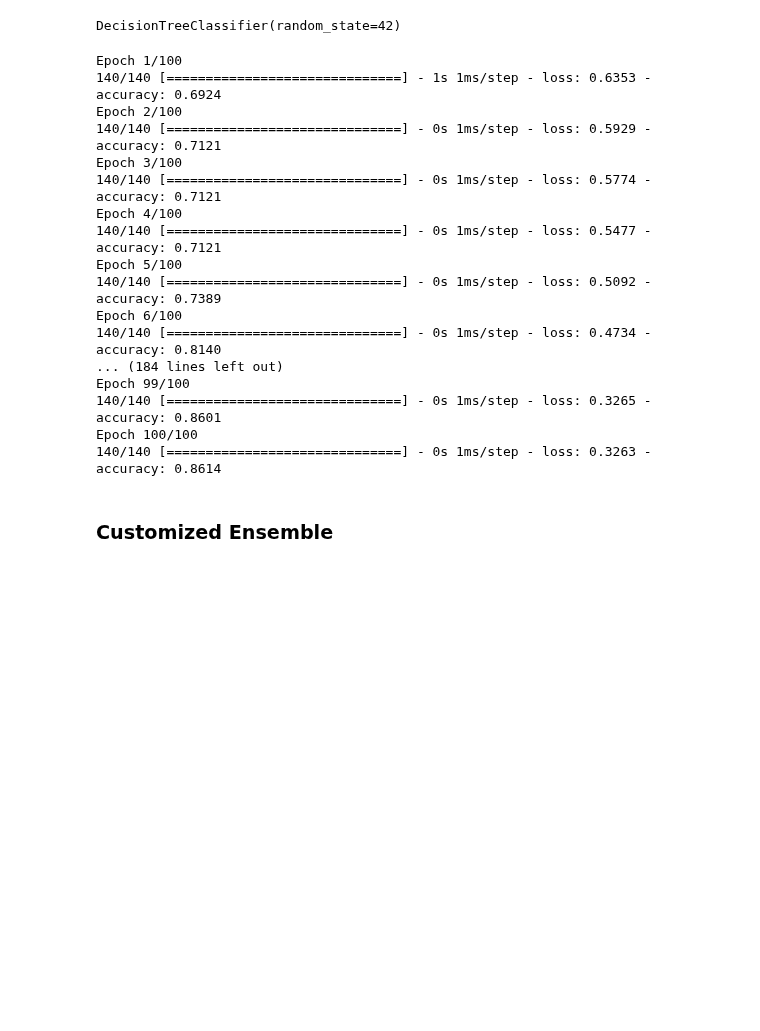
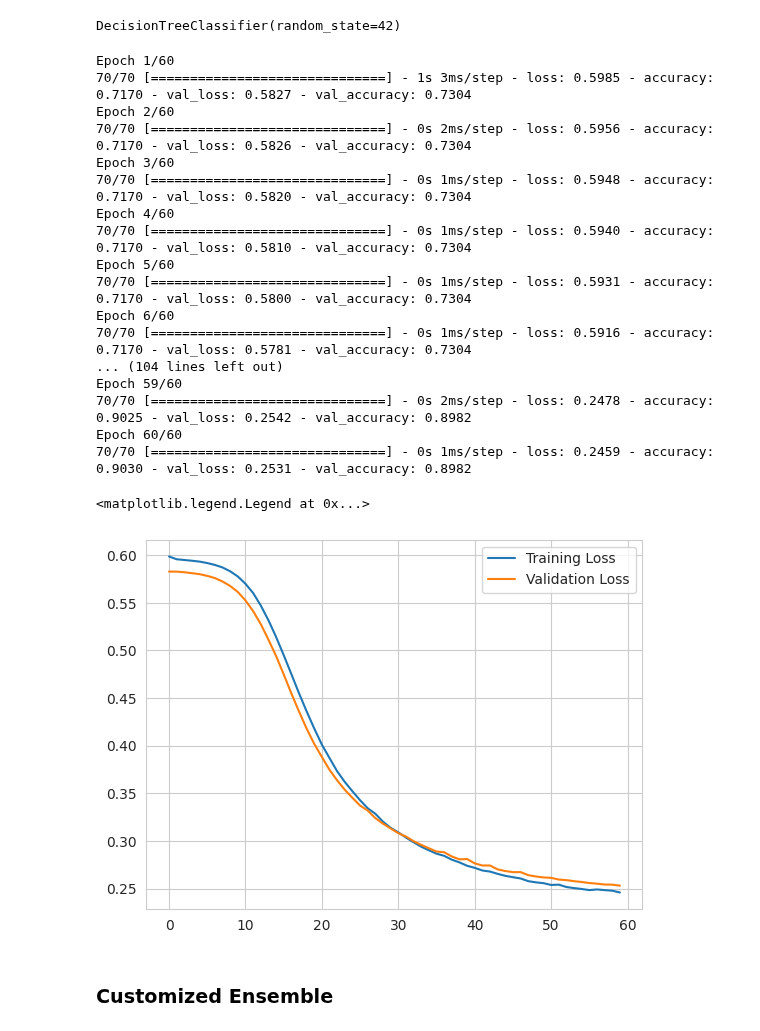
Before and after one commit to upmorgan/ECS171_GroupProject, a Jupyter notebook: ensemble_rewrite.ipynb, the cells around one changed output. Drawn from its saved outputs; the diff is of its cells as text; code cells hidden in the pictures; blank space fills up the shorter version.

Commit message:
fix: fixed training and testing dataset

```diff
--- a/ensemble_rewrite.ipynb
+++ b/ensemble_rewrite.ipynb
@@ -180,6 +239,7 @@ def get_ANN_data(dff):
     return new_df.sample(frac=1)
 # %%
 from sklearn.model_selection import train_test_split
+from sklearn.preprocessing import MinMaxScaler
 
 df = df.sample(frac=1, random_state=42)
 
@@ -208,6 +268,10 @@ ANN_X_train = ANN_train.drop(columns='isBarbie')
 ANN_y_train = ANN_train['isBarbie']
 ANN_X_test = ANN_test.drop(columns='isBarbie')
 ANN_y_test = ANN_test['isBarbie']
+
+normalize = MinMaxScaler()
+ANN_X_train = normalize.fit_transform(ANN_X_train)
+ANN_X_test = normalize.transform(ANN_X_test)
 # %% [markdown]
 ### BERT
 # %%
@@ -341,25 +416,34 @@ BoW_decision_tree.fit(BoW_X_train, BoW_y_train)
 # %% [output]
 DecisionTreeClassifier(random_state=42)
 # %%
-ANN_history = ANN.fit(ANN_X_train, ANN_y_train, epochs=100, batch_size=16)
+ANN_history = ANN.fit(ANN_X_train, ANN_y_train, epochs=60, batch_size=32, validation_data=(ANN_X_test, ANN_y_test))
 # %% [output]
-Epoch 1/100
-140/140 [==============================] - 1s 1ms/step - loss: 0.6353 - accuracy: 0.6924
-Epoch 2/100
-140/140 [==============================] - 0s 1ms/step - loss: 0.5929 - accuracy: 0.7121
-Epoch 3/100
-140/140 [==============================] - 0s 1ms/step - loss: 0.5774 - accuracy: 0.7121
-Epoch 4/100
-140/140 [==============================] - 0s 1ms/step - loss: 0.5477 - accuracy: 0.7121
-Epoch 5/100
-140/140 [==============================] - 0s 1ms/step - loss: 0.5092 - accuracy: 0.7389
-Epoch 6/100
-140/140 [==============================] - 0s 1ms/step - loss: 0.4734 - accuracy: 0.8140
-... (184 lines left out)
-Epoch 99/100
-140/140 [==============================] - 0s 1ms/step - loss: 0.3265 - accuracy: 0.8601
-Epoch 100/100
-140/140 [==============================] - 0s 1ms/step - loss: 0.3263 - accuracy: 0.8614
+Epoch 1/60
+70/70 [==============================] - 1s 3ms/step - loss: 0.5985 - accuracy: 0.7170 - val_loss: 0.5827 - val_accuracy: 0.7304
+Epoch 2/60
+70/70 [==============================] - 0s 2ms/step - loss: 0.5956 - accuracy: 0.7170 - val_loss: 0.5826 - val_accuracy: 0.7304
+Epoch 3/60
+70/70 [==============================] - 0s 1ms/step - loss: 0.5948 - accuracy: 0.7170 - val_loss: 0.5820 - val_accuracy: 0.7304
+Epoch 4/60
+70/70 [==============================] - 0s 1ms/step - loss: 0.5940 - accuracy: 0.7170 - val_loss: 0.5810 - val_accuracy: 0.7304
+Epoch 5/60
+70/70 [==============================] - 0s 1ms/step - loss: 0.5931 - accuracy: 0.7170 - val_loss: 0.5800 - val_accuracy: 0.7304
+Epoch 6/60
+70/70 [==============================] - 0s 1ms/step - loss: 0.5916 - accuracy: 0.7170 - val_loss: 0.5781 - val_accuracy: 0.7304
+... (104 lines left out)
+Epoch 59/60
+70/70 [==============================] - 0s 2ms/step - loss: 0.2478 - accuracy: 0.9025 - val_loss: 0.2542 - val_accuracy: 0.8982
+Epoch 60/60
+70/70 [==============================] - 0s 1ms/step - loss: 0.2459 - accuracy: 0.9030 - val_loss: 0.2531 - val_accuracy: 0.8982
+# %%
+import matplotlib.pyplot as plt
+
+plt.plot(ANN_history.history['loss'], label = "Training Loss")
+plt.plot(ANN_history.history['val_loss'], label = "Validation Loss")
+plt.legend()
+# %% [output]
+<matplotlib.legend.Legend at 0x...>
+[figure, added]
 # %% [markdown]
 ### Customized Ensemble
 # %%
```
Also changed, not shown: parts of 14 cells of this notebook.
